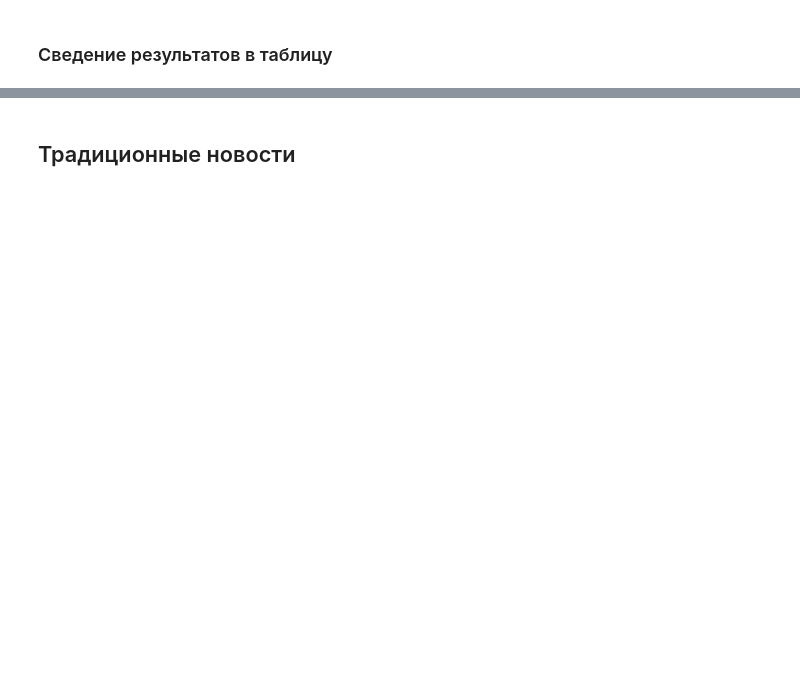
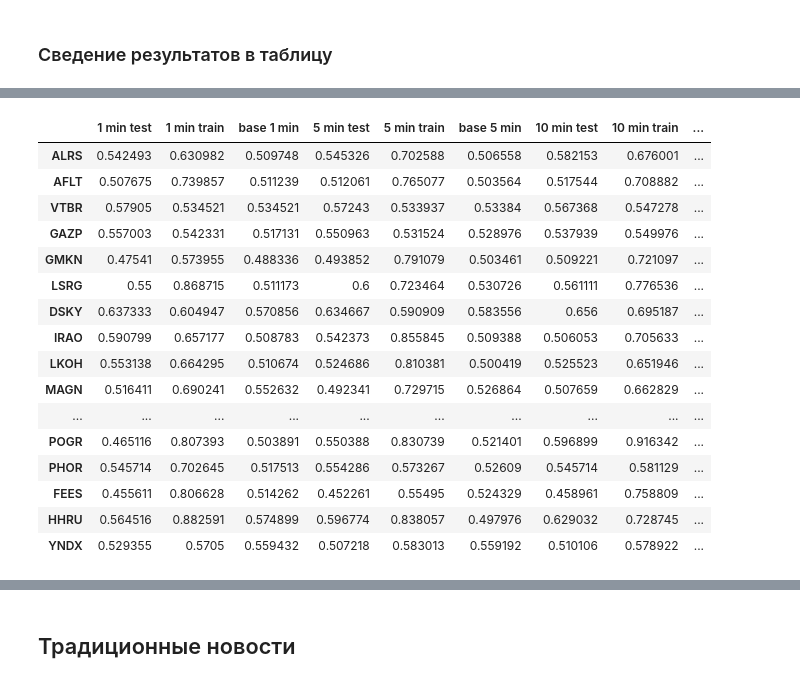
Before and after one commit to BorisenkoGeorgy/Disser_news_stocks, a Jupyter notebook: models/BaselineModels.ipynb, the cells around one changed output, grey strips where cells are left out. Drawn from its saved outputs; the diff is of its cells as text; code cells hidden in the pictures; blank space fills up the shorter version.

```diff
--- a/models/BaselineModels.ipynb
+++ b/models/BaselineModels.ipynb
@@ -127,14 +27,14 @@ companies = ['ALRS', 'AFLT', 'VTBR', 'GAZP', 'GMKN', 'LSRG', 'DSKY', 'IRAO', 'LK
 ## Телеграмм
 # %%
 tg = pd.read_parquet('/content/drive/MyDrive/Диссертация/Парсеры сайтов/tg.parquet')
-tg_raw = pd.read_parquet('/content/drive/MyDrive/Диссертация/Парсеры сайтов/tg_raw.parquet')
-tg.drop(columns=[x for x in tg.columns if bool(re.search('_close', x))], inplace=True)
-tg = tg.iloc[:, :2].copy()
-tg = tg.merge(tg_raw, how='left', on='date')
-del tg_raw
-tg.dropna(subset=['message_x', 'message_y', 'date'], inplace=True)
+# tg_raw = pd.read_parquet('/content/drive/MyDrive/Диссертация/Парсеры сайтов/tg_raw.parquet')
+# tg.drop(columns=[x for x in tg.columns if bool(re.search('_close', x))], inplace=True)
+# tg = tg.iloc[:, :2].copy()
+# tg = tg.merge(tg_raw, how='left', on='date')
+# del tg_raw
+tg.dropna(subset=['message', 'date'], inplace=True)
 # %%
 tg = tg.drop(columns=['views', 'forwards', 'fwd_from'])
 tg = tg[tg.date < '2022-01-01'].copy()
-tg = tg.drop(columns=sectors)
-tg.rename(columns={'message_x': 'message_prep', 'message_y': 'message_raw'}, inplace=True)
+# tg = tg.drop(columns=sectors)
+# tg.rename(columns={'message_x': 'message_prep', 'message_y': 'message_raw'}, inplace=True)
@@ -265,25 +136,22 @@ YNDX done
 # %%
-results_rf = pd.DataFrame(columns=['1 min test', '1 min train', 'base 1 min', '5 min test', '5 min train', 'base 5 min', '10 min test', '10 min train', 'base 10 min', '15 min test', '15 min train', 'base 15 min',
+results_rf_tg = pd.DataFrame(columns=['1 min test', '1 min train', 'base 1 min', '5 min test', '5 min train', 'base 5 min', '10 min test', '10 min train', 'base 10 min', '15 min test', '15 min train', 'base 15 min',
                                    '30 min test', '30 min train', 'base 30 min', '1 hour test', '1 hour train', 'base 1 hour', '1 day test', '1 day train', 'base 1 day'], index=companies)
 # %%
 for comp in companies:
-  with open(f'/content/drive/MyDrive/Диссертация/tg_loggs/{comp}/{comp}_train_logg2.txt') as f:
+  with open(f'/content/drive/MyDrive/Диссертация/tg_loggs/{comp}/{comp}_rf_train_logg.txt') as f:
       lines = f.readlines()
-      lines_train = [float(el[:-2]) for el in lines]
-      lines_train = np.array(lines_train).reshape(-1, 13)
-      lines_train = lines_train[:-1]
+      lines_train = [float(el) for el in lines]
+      lines_train = np.array(lines_train).reshape(-1, 10)
 
-  with open(f'/content/drive/MyDrive/Диссертация/tg_loggs/{comp}/{comp}_test_logg2.txt') as f:
+  with open(f'/content/drive/MyDrive/Диссертация/tg_loggs/{comp}/{comp}_rf_test_logg.txt') as f:
       lines = f.readlines()
-      lines_test = [float(el[:-2]) for el in lines]
-      lines_test = np.array(lines_test).reshape(-1, 13)
-      lines_test = lines_test[:-1]
+      lines_test = [float(el) for el in lines]
+      lines_test = np.array(lines_test).reshape(-1, 10)
       inds_max = np.argmax(lines_test, axis=1)
 
-  with open(f'/content/drive/MyDrive/Диссертация/tg_loggs/{comp}/{comp}_base_acc_logg2.txt') as f:
+  with open(f'/content/drive/MyDrive/Диссертация/tg_loggs/{comp}/{comp}_rf_base_acc_logg.txt') as f:
       lines = f.readlines()
-      base_train = [float(el[:-2]) for el in lines]
-      base_train = base_train[:-1]
+      base_train = [float(el) for el in lines]
 
   lines_train = np.choose(inds_max, lines_train.T)
   lines_test = np.choose(inds_max, lines_test.T)
@@ -294,8 +162,10 @@ for comp in companies:
     res.append(tr)
     res.append(ba)
 
+  if len(res) == 24:
+    res = res[3:]
 
-  results_rf.loc[comp,:] = res
+  results_rf_tg.loc[comp,:] = res
 # %%
 pd.set_option('display.max_columns', 21)
 pd.set_option('display.max_rows', 33)
@@ -322 +172,21 @@ results_rf
+# %%
+results_rf_tg
+# %% [output]
+|  | 1 min test | 1 min train | base 1 min | 5 min test | 5 min train | base 5 min | 10 min test | 10 min train | ... |
+| ALRS | 0.542493 | 0.630982 | 0.509748 | 0.545326 | 0.702588 | 0.506558 | 0.582153 | 0.676001 | ... |
+| AFLT | 0.507675 | 0.739857 | 0.511239 | 0.512061 | 0.765077 | 0.503564 | 0.517544 | 0.708882 | ... |
+| VTBR | 0.57905 | 0.534521 | 0.534521 | 0.57243 | 0.533937 | 0.53384 | 0.567368 | 0.547278 | ... |
+| GAZP | 0.557003 | 0.542331 | 0.517131 | 0.550963 | 0.531524 | 0.528976 | 0.537939 | 0.549976 | ... |
+| GMKN | 0.47541 | 0.573955 | 0.488336 | 0.493852 | 0.791079 | 0.503461 | 0.509221 | 0.721097 | ... |
+| LSRG | 0.55 | 0.868715 | 0.511173 | 0.6 | 0.723464 | 0.530726 | 0.561111 | 0.776536 | ... |
+| DSKY | 0.637333 | 0.604947 | 0.570856 | 0.634667 | 0.590909 | 0.583556 | 0.656 | 0.695187 | ... |
+| IRAO | 0.590799 | 0.657177 | 0.508783 | 0.542373 | 0.855845 | 0.509388 | 0.506053 | 0.705633 | ... |
+| LKOH | 0.553138 | 0.664295 | 0.510674 | 0.524686 | 0.810381 | 0.500419 | 0.525523 | 0.651946 | ... |
+| MAGN | 0.516411 | 0.690241 | 0.552632 | 0.492341 | 0.729715 | 0.526864 | 0.507659 | 0.662829 | ... |
+| ... | ... | ... | ... | ... | ... | ... | ... | ... | ... |
+| POGR | 0.465116 | 0.807393 | 0.503891 | 0.550388 | 0.830739 | 0.521401 | 0.596899 | 0.916342 | ... |
+| PHOR | 0.545714 | 0.702645 | 0.517513 | 0.554286 | 0.573267 | 0.52609 | 0.545714 | 0.581129 | ... |
+| FEES | 0.455611 | 0.806628 | 0.514262 | 0.452261 | 0.55495 | 0.524329 | 0.458961 | 0.758809 | ... |
+| HHRU | 0.564516 | 0.882591 | 0.574899 | 0.596774 | 0.838057 | 0.497976 | 0.629032 | 0.728745 | ... |
+| YNDX | 0.529355 | 0.5705 | 0.559432 | 0.507218 | 0.583013 | 0.559192 | 0.510106 | 0.578922 | ... |
 # %%
```
Also changed, not shown: parts of 75 cells of this notebook, 1 other file.
